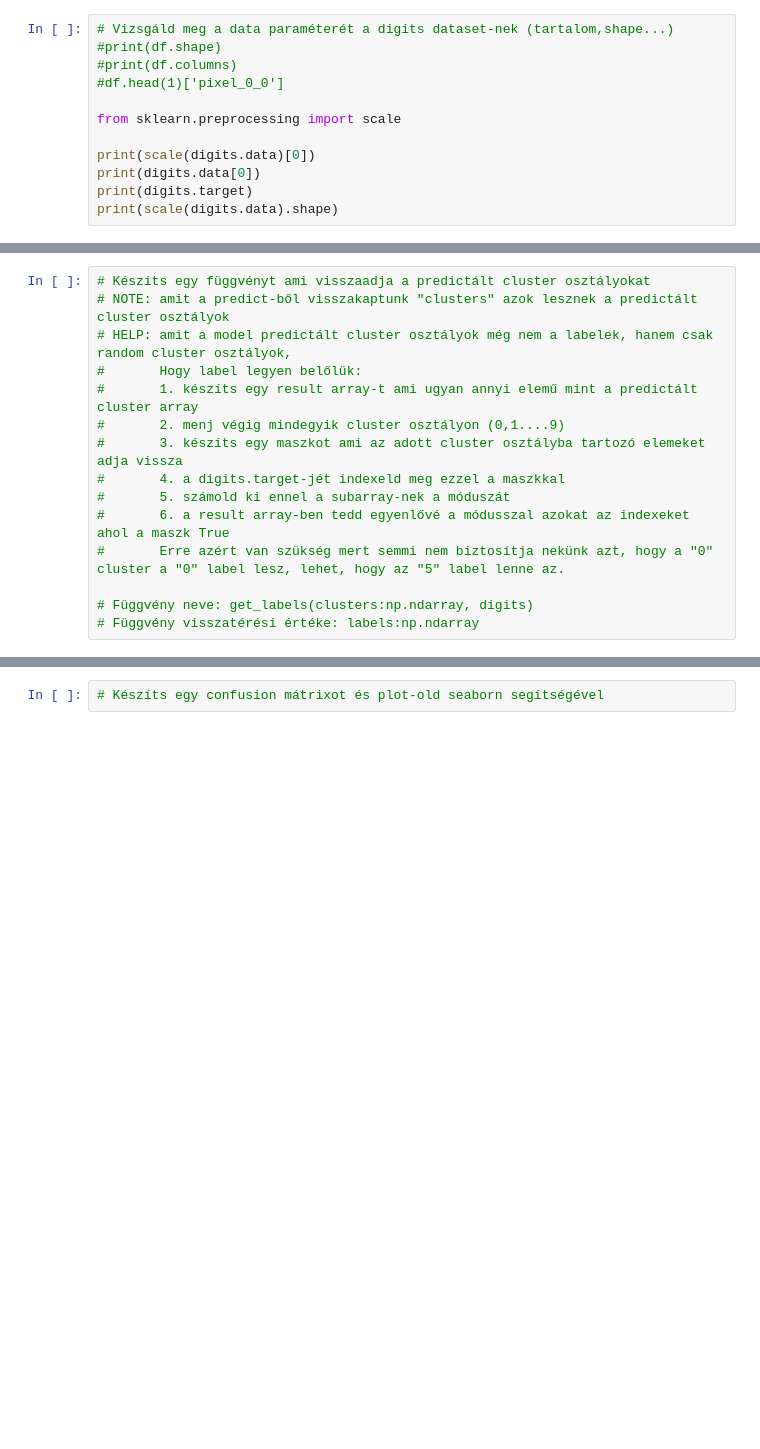
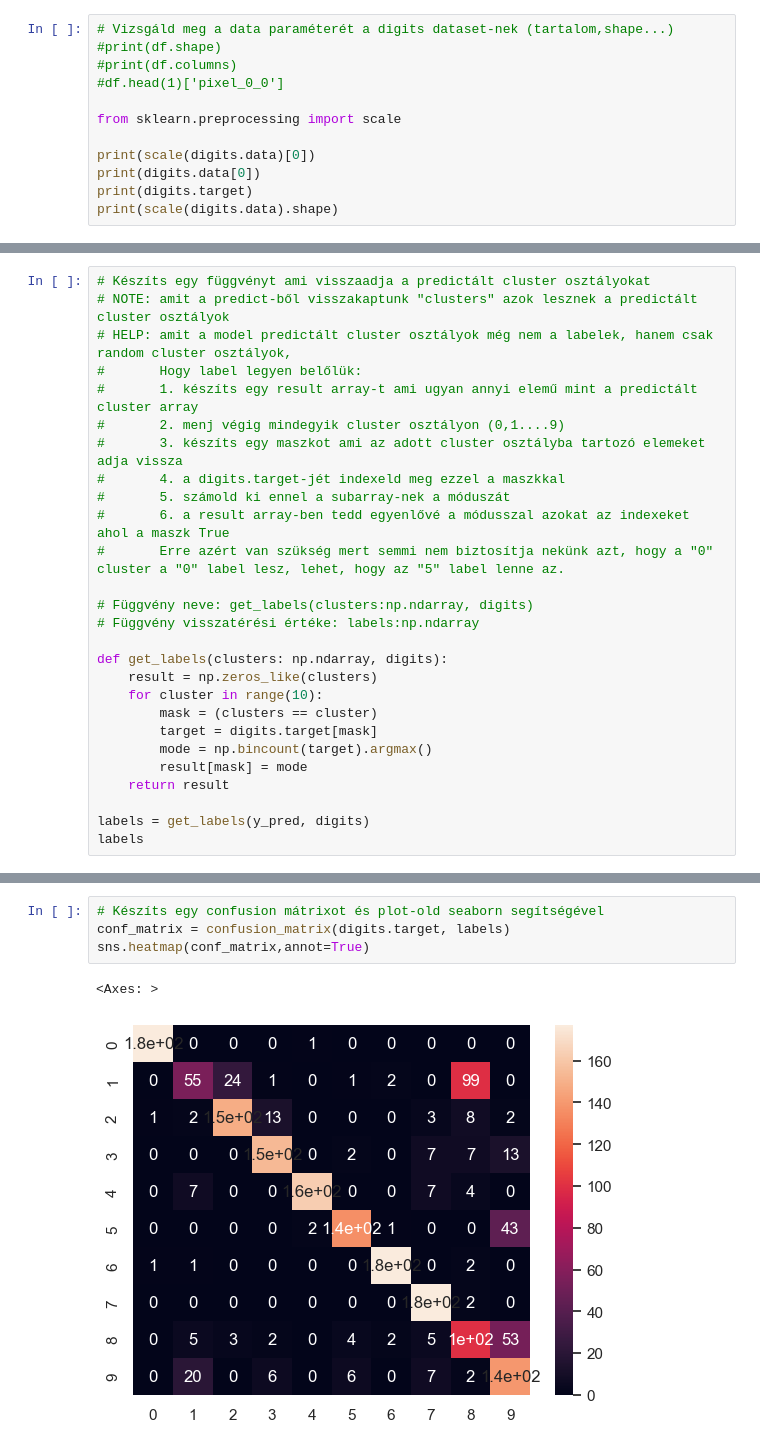
Before and after one commit to DezsiCsaba/BDIGNE_BEVADAT2022232, a Jupyter notebook: HAZI/HAZI09/HAZI09.ipynb, the cells around one changed output, grey strips where cells are left out. Cells and saved outputs as stored; diff of their text form; blank space fills up the shorter version.

```diff
--- a/HAZI/HAZI09/HAZI09.ipynb
+++ b/HAZI/HAZI09/HAZI09.ipynb
@@ -95,3 +107,15 @@ plt.scatter(centroids[:,0], centroids[:,1], marker='X')
 
 # Függvény neve: get_labels(clusters:np.ndarray, digits)
 # Függvény visszatérési értéke: labels:np.ndarray
+
+def get_labels(clusters: np.ndarray, digits):
+    result = np.zeros_like(clusters)
+    for cluster in range(10):
+        mask = (clusters == cluster)
+        target = digits.target[mask]
+        mode = np.bincount(target).argmax()
+        result[mask] = mode
+    return result
+
+labels = get_labels(y_pred, digits)
+labels
@@ -103,2 +154,7 @@ plt.scatter(centroids[:,0], centroids[:,1], marker='X')
 # %%
 # Készíts egy confusion mátrixot és plot-old seaborn segítségével
+conf_matrix = confusion_matrix(digits.target, labels)
+sns.heatmap(conf_matrix,annot=True)
+# %% [output]
+<Axes: >
+[figure, added]
```
Also changed, not shown: parts of 6 cells of this notebook, 1 other file.
